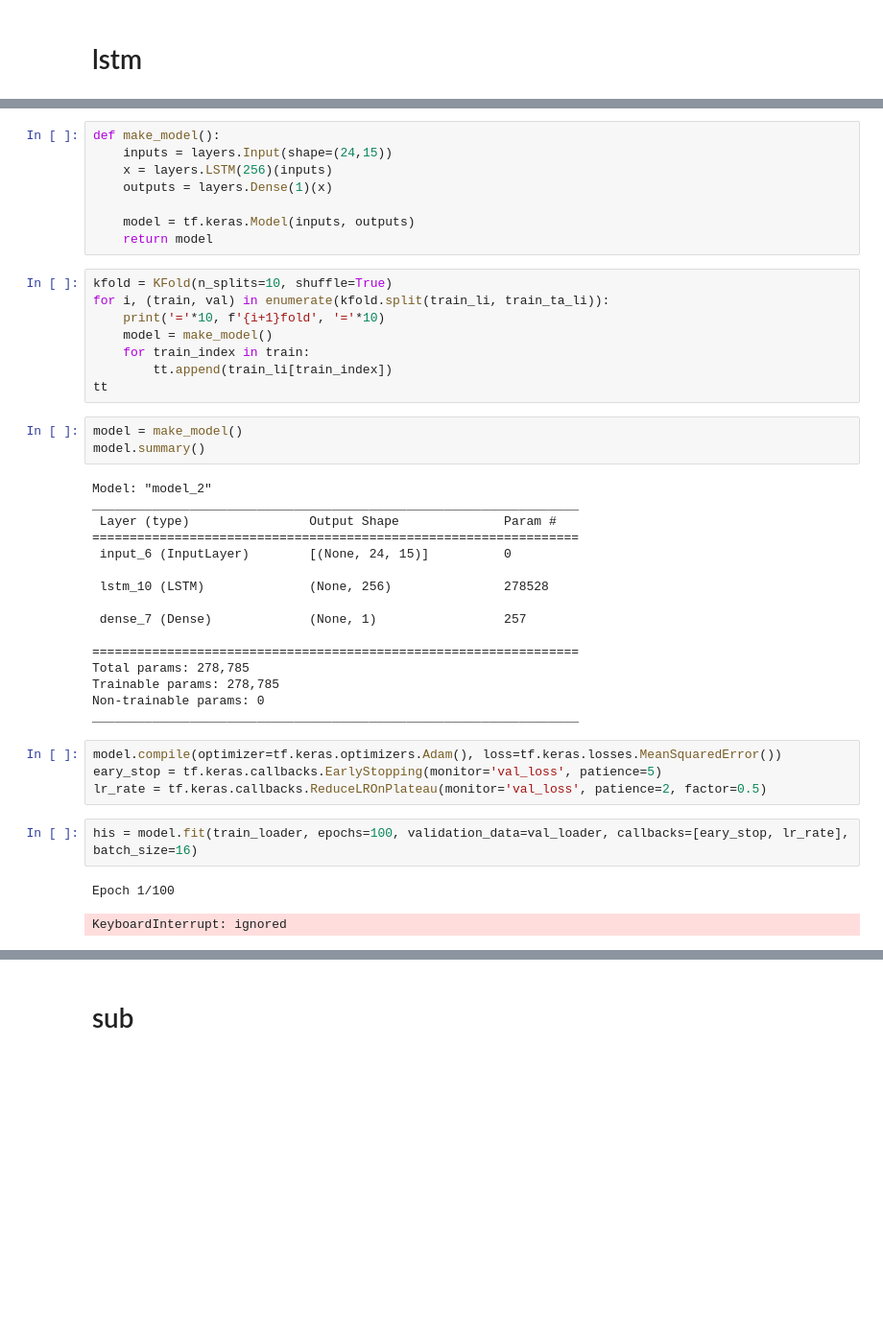
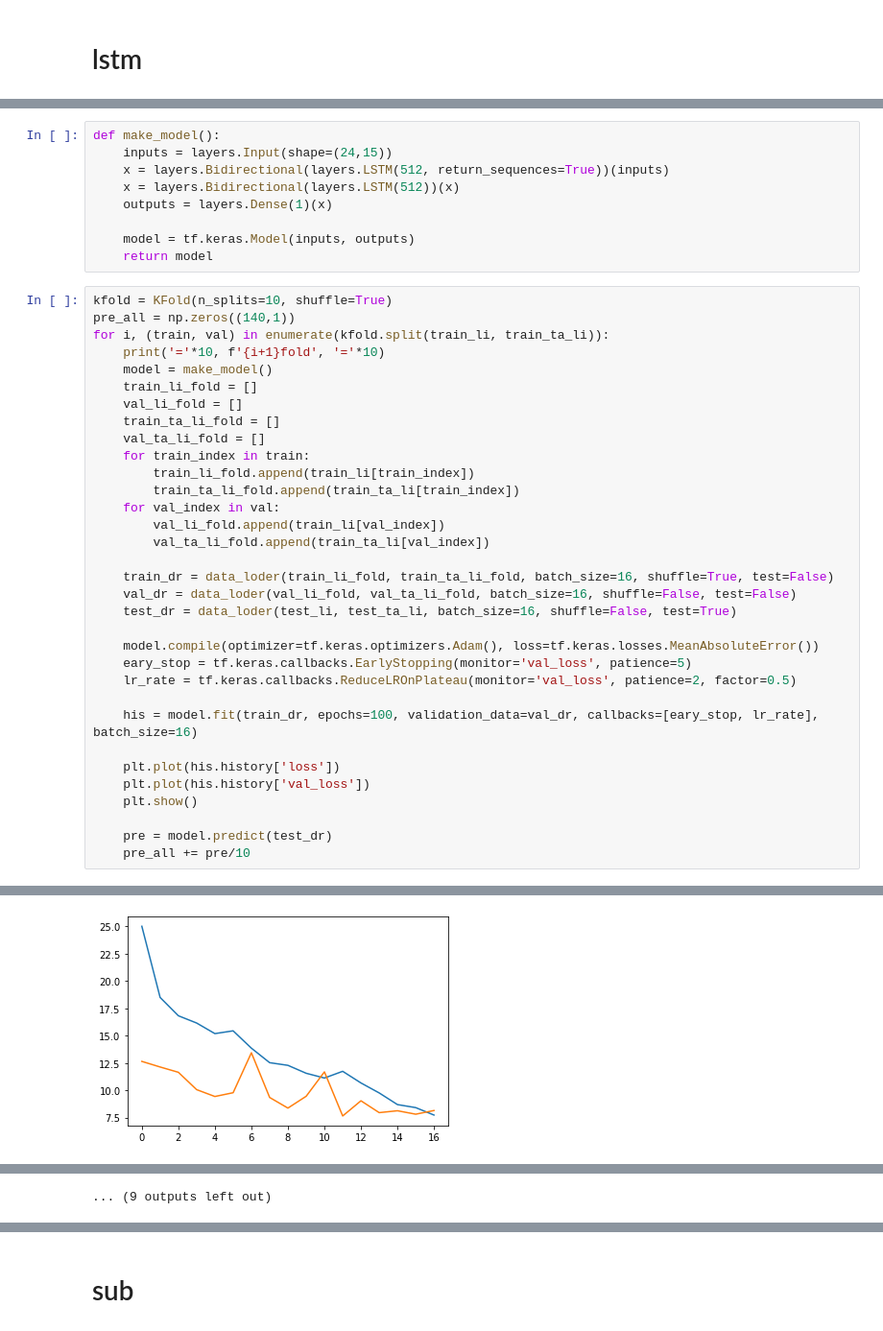
Before and after one commit to chi-hun/dacon, a Jupyter notebook: 상추의_생육_환경_생성_AI_경진대회.ipynb, the cells around one changed output, grey strips where cells are left out. Shown at 96% size. Cells and saved outputs as stored; diff of their text form; blank space fills up the shorter version.

```diff
--- a/상추의_생육_환경_생성_AI_경진대회.ipynb
+++ b/상추의_생육_환경_생성_AI_경진대회.ipynb
@@ -605,44 +610,43 @@ class data_loder(tf.keras.utils.Sequence):
 # %%
 def make_model():
     inputs = layers.Input(shape=(24,15))
-    x = layers.LSTM(256)(inputs)
+    x = layers.Bidirectional(layers.LSTM(512, return_sequences=True))(inputs)
+    x = layers.Bidirectional(layers.LSTM(512))(x)
     outputs = layers.Dense(1)(x)
 
     model = tf.keras.Model(inputs, outputs)
     return model
-# %%
-kfold = KFold(n_splits=10, shuffle=True)
-for i, (train, val) in enumerate(kfold.split(train_li, train_ta_li)):
-    print('='*10, f'{i+1}fold', '='*10)
-    model = make_model()
-    for train_index in train:
-        tt.append(train_li[train_index])
-tt
-# %%
-model = make_model()
-model.summary()
-# %% [output]
-Model: "model_2"
-_________________________________________________________________
- Layer (type)                Output Shape              Param #
-=================================================================
- input_6 (InputLayer)        [(None, 24, 15)]          0
-
- lstm_10 (LSTM)              (None, 256)               278528
-
- dense_7 (Dense)             (None, 1)                 257
-
-=================================================================
-Total params: 278,785
-Trainable params: 278,785
-Non-trainable params: 0
-_________________________________________________________________
-# %%
-model.compile(optimizer=tf.keras.optimizers.Adam(), loss=tf.keras.losses.MeanSquaredError())
-eary_stop = tf.keras.callbacks.EarlyStopping(monitor='val_loss', patience=5)
-lr_rate = tf.keras.callbacks.ReduceLROnPlateau(monitor='val_loss', patience=2, factor=0.5)
-# %%
-his = model.fit(train_loader, epochs=100, validation_data=val_loader, callbacks=[eary_stop, lr_rate], batch_size=16)
-# %% [output]
-Epoch 1/100
-KeyboardInterrupt: ignored
+# %%
+kfold = KFold(n_splits=10, shuffle=True)
+pre_all = np.zeros((140,1))
+for i, (train, val) in enumerate(kfold.split(train_li, train_ta_li)):
+    print('='*10, f'{i+1}fold', '='*10)
+    model = make_model()
+    train_li_fold = []
+    val_li_fold = []
+    train_ta_li_fold = []
+    val_ta_li_fold = []
+    for train_index in train:
+        train_li_fold.append(train_li[train_index])
+        train_ta_li_fold.append(train_ta_li[train_index])
+    for val_index in val:
+        val_li_fold.append(train_li[val_index])
+        val_ta_li_fold.append(train_ta_li[val_index])
+
+    train_dr = data_loder(train_li_fold, train_ta_li_fold, batch_size=16, shuffle=True, test=False)
+    val_dr = data_loder(val_li_fold, val_ta_li_fold, batch_size=16, shuffle=False, test=False)
+    test_dr = data_loder(test_li, test_ta_li, batch_size=16, shuffle=False, test=True)
+
+    model.compile(optimizer=tf.keras.optimizers.Adam(), loss=tf.keras.losses.MeanAbsoluteError())
+    eary_stop = tf.keras.callbacks.EarlyStopping(monitor='val_loss', patience=5)
+    lr_rate = tf.keras.callbacks.ReduceLROnPlateau(monitor='val_loss', patience=2, factor=0.5)
+
+    his = model.fit(train_dr, epochs=100, validation_data=val_dr, callbacks=[eary_stop, lr_rate], batch_size=16)
+
+    plt.plot(his.history['loss'])
+    plt.plot(his.history['val_loss'])
+    plt.show()
+
+    pre = model.predict(test_dr)
+    pre_all += pre/10
+# %% [output]
@@ -648,0 +670 @@ KeyboardInterrupt: ignored
+[figure, added]
@@ -648,0 +761 @@ KeyboardInterrupt: ignored
+... (9 outputs left out)
```
Also changed, not shown: parts of 6 cells of this notebook.
